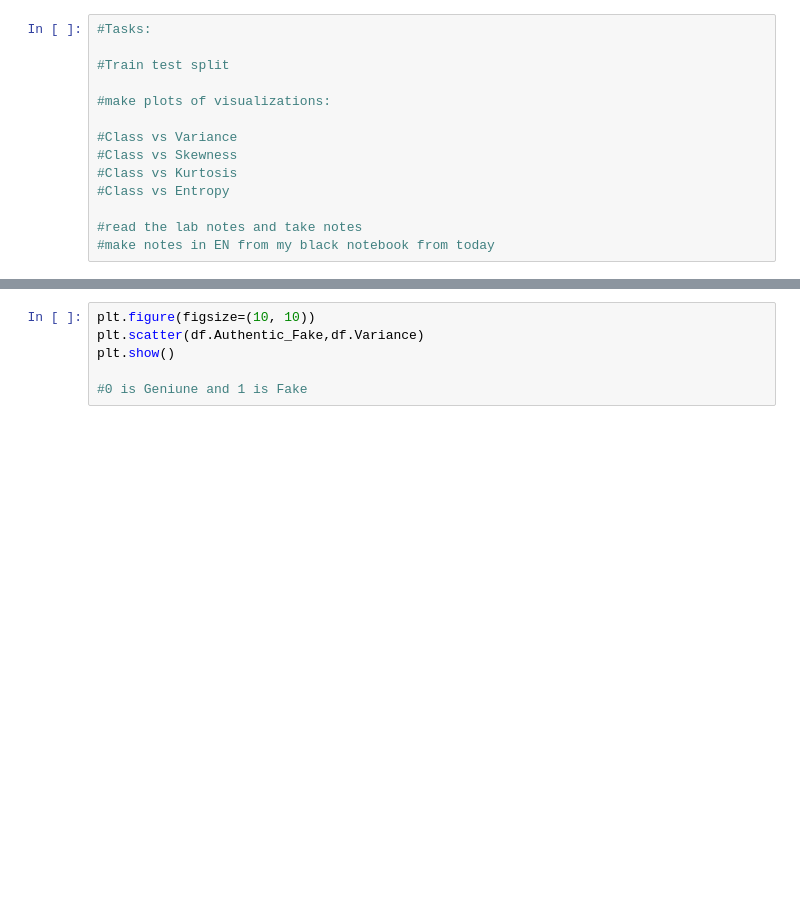
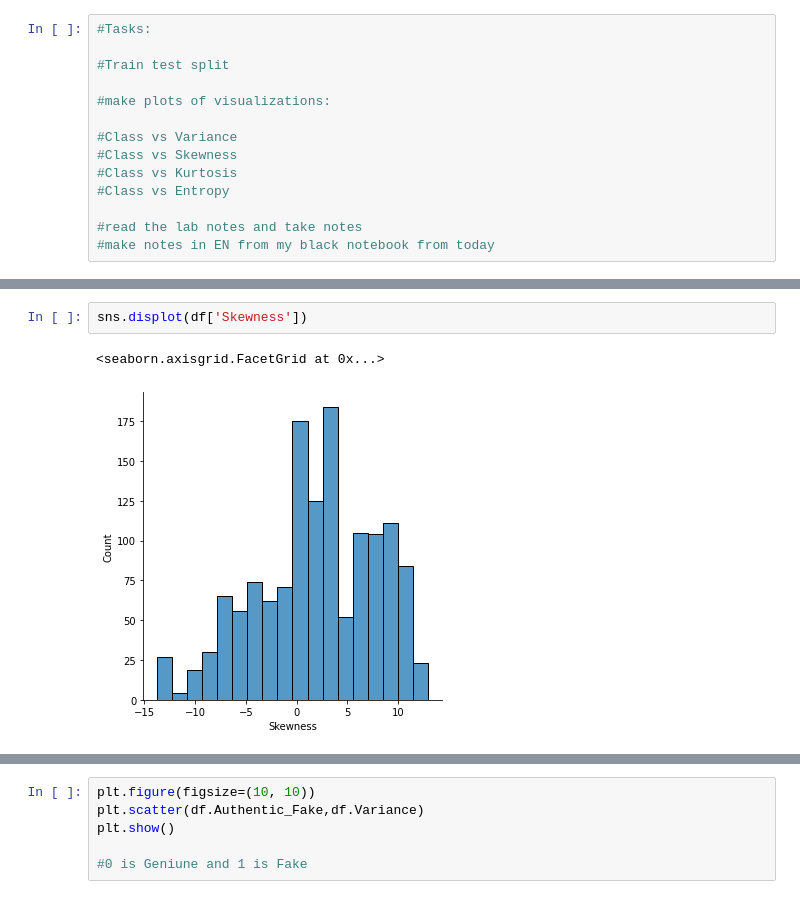
Before and after one commit to daniellejenkins17/Banknote_Classification_Real_Or_Fake, a Jupyter notebook: Banknote Day 1.ipynb, the cells around one changed output, grey strips where cells are left out. Drawn from its saved outputs; the diff is of its cells as text; blank space fills up the shorter version.

```diff
--- a/Banknote Day 1.ipynb
+++ b/Banknote Day 1.ipynb
@@ -116,0 +134,5 @@ df
+# %%
+sns.displot(df['Skewness'])
+# %% [output]
+<seaborn.axisgrid.FacetGrid at 0x...>
+[figure, added]
```
Also changed, not shown: parts of 8 cells of this notebook, 1 other file.
